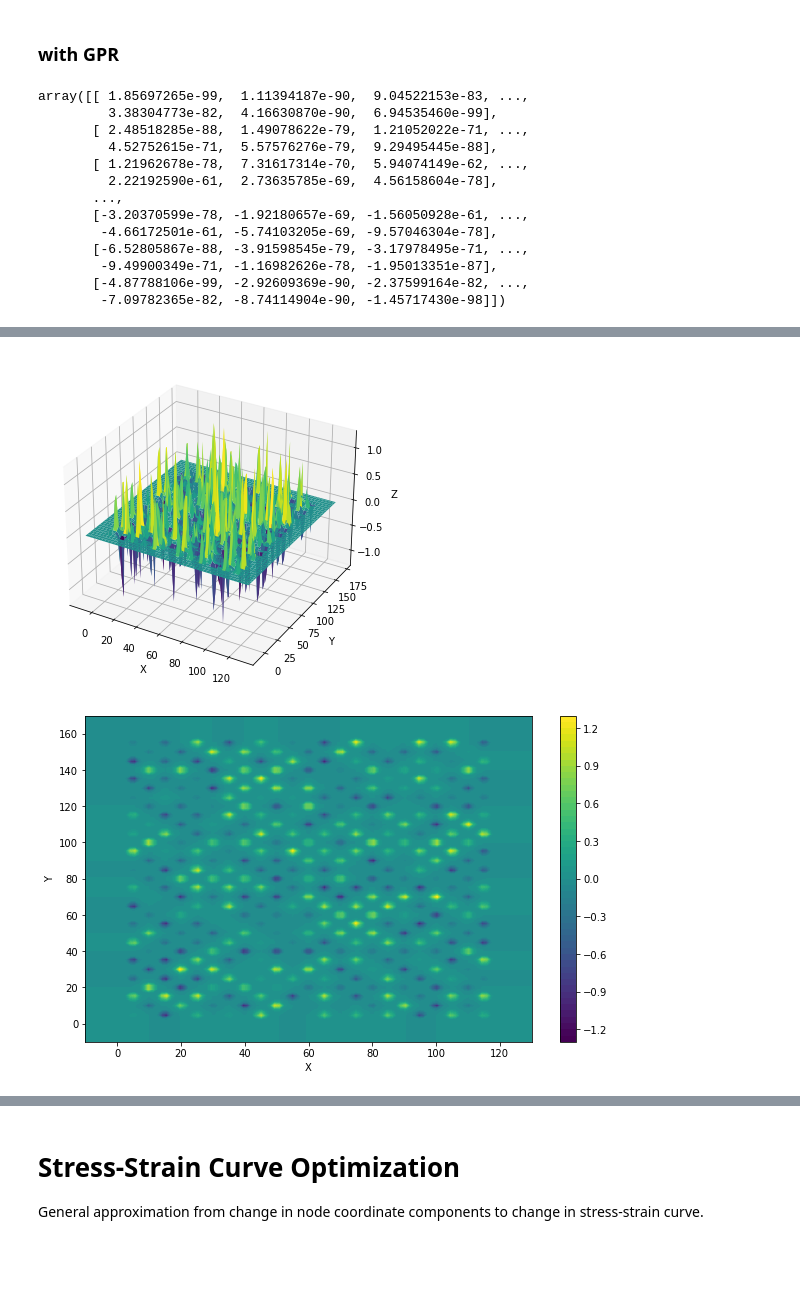
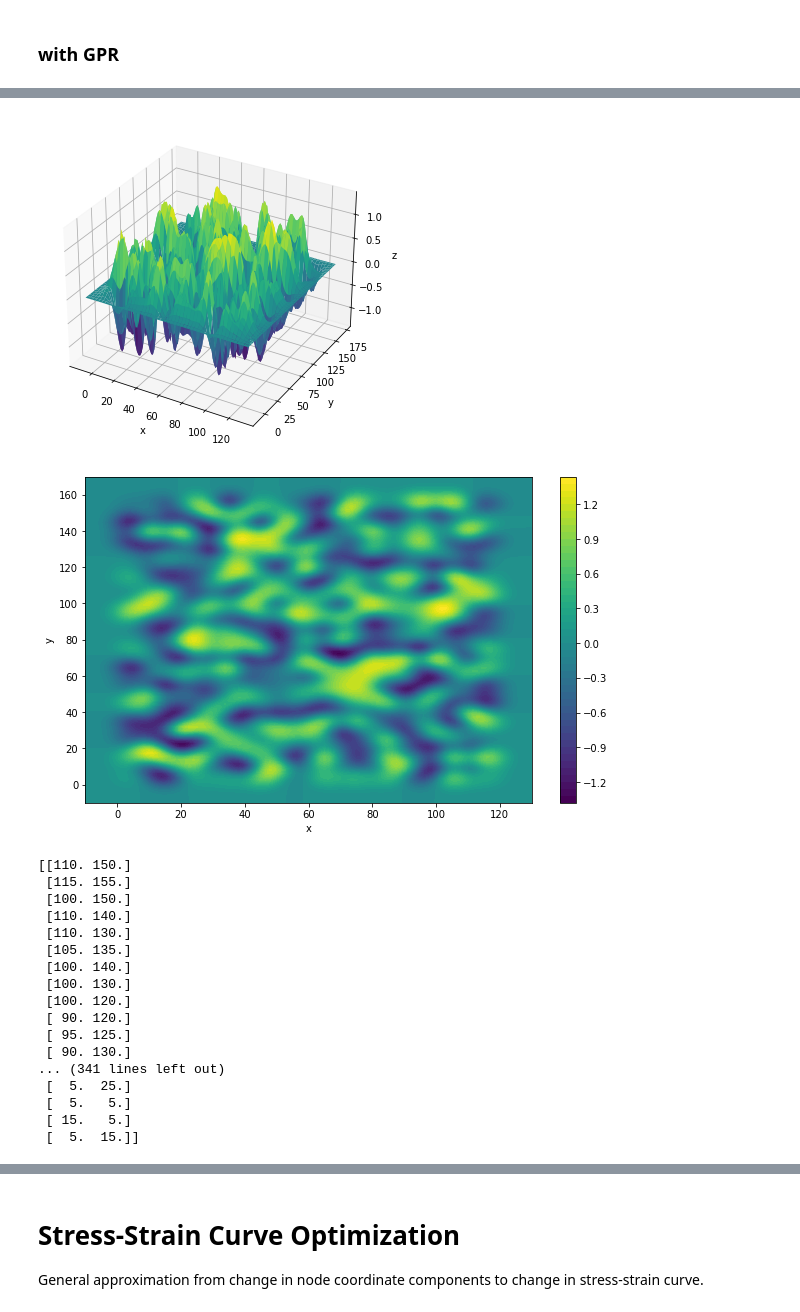
Before and after one commit to niccoforte/NF-PhD-gitRepo, a Jupyter notebook: code/NNs-HParam.ipynb, the cells around one changed output, grey strips where cells are left out. Saved outputs shown, nothing was run; the diff lists cells and outputs as text; code cells hidden in the pictures; blank space fills up the shorter version.

```diff
--- a/code/NNs-HParam.ipynb
+++ b/code/NNs-HParam.ipynb
@@ -161,9 +156,14 @@ def GPR_HPopt(data, gpr, params, cv=5, verb=0):
     grid_search = GridSearchCV(gpr, params, cv=cv, scoring="neg_mean_squared_error", verbose=verb)
     return grid_search.fit(data[0], data[1])
 
-def plot_Kmatrix(gpr):
-    K_pre = gpr.K(gpr.x)
-    K_post = gpr.GPR.kernel_(gpr.x)
+def plot_Kmatrix(gpr, x=None):
+    print(gpr.x)
+    if x is not None:
+        K_pre = gpr.K(x)
+        K_post = gpr.GPR.kernel_(x)
+    else:
+        K_pre = gpr.K(gpr.x)
+        K_post = gpr.GPR.kernel_(gpr.x)
 
     fig, (ax1, ax2) = plt.subplots(1, 2, figsize=(12, 5))
     im1 = ax1.imshow(K_pre, cmap='viridis', aspect='auto')
@@ -387,8 +482,9 @@ Unique function approximations from perfect lattice coorindates to each disorder
 ### Data Formatting
 # %%
 train_in1 = perIN.reshape(int(len(perIN)/2), 2)
-train_in1ro = np.array([i for i in train_in1 if max(train_in1[:,0]) != i[0] and min(train_in1[:,0]) != i[0] and
+train_in1 = np.array([i for i in train_in1 if max(train_in1[:,0]) != i[0] and min(train_in1[:,0]) != i[0] and
                                               max(train_in1[:,1]) != i[1] and min(train_in1[:,1]) != i[1]])
+#train_in1 = train_in1.flatten()
 
 train_out1 = train_in.reshape(len(train_in),int(len(train_in[0])/2),2)
 dx_out1 = train_in.reshape(len(train_in),int(len(train_in[0])/2),2)[:,:,0].reshape(len(train_in),int(len(train_in[0])/2),1)
@@ -494,25 +567,10 @@ plt.colorbar(ctr)
 # %% [markdown]
 ### with GPR
 # %%
-gpr1 = GPRmodel(K=kernel1, restarts=5, alpha=1e-3, data=[train_in1, dx_out1[1]])
+gpr1 = GPRmodel(K=kernel1, restarts=5, alpha=0.3, data=[train_in1, dx_out1[1]])
-# %%
-mean
-# %% [output]
-array([[ 1.85697265e-99,  1.11394187e-90,  9.04522153e-83, ...,
-         3.38304773e-82,  4.16630870e-90,  6.94535460e-99],
-       [ 2.48518285e-88,  1.49078622e-79,  1.21052022e-71, ...,
-         4.52752615e-71,  5.57576276e-79,  9.29495445e-88],
-       [ 1.21962678e-78,  7.31617314e-70,  5.94074149e-62, ...,
-         2.22192590e-61,  2.73635785e-69,  4.56158604e-78],
-       ...,
-       [-3.20370599e-78, -1.92180657e-69, -1.56050928e-61, ...,
-        -4.66172501e-61, -5.74103205e-69, -9.57046304e-78],
-       [-6.52805867e-88, -3.91598545e-79, -3.17978495e-71, ...,
-        -9.49900349e-71, -1.16982626e-78, -1.95013351e-87],
-       [-4.87788106e-99, -2.92609369e-90, -2.37599164e-82, ...,
-        -7.09782365e-82, -8.74114904e-90, -1.45717430e-98]])
 # %%
 plot_Kmatrix(gpr1)
 x_coords, y_coords, mean, std, cov = Fsurface(gpr=gpr1, density=100)
 plot_Fsurface(x_coords, y_coords, mean, typ="both")
+plot_Kmatrix(gpr1, x_coords)
 # %% [output]
@@ -519,3 +594,20 @@ plot_Fsurface(x_coords, y_coords, mean, typ="both")
 [figure]
-[figure, old version]
+[figure, new version]
-[figure, old version]
+[figure, new version]
+[[110. 150.]
+ [115. 155.]
+ [100. 150.]
+ [110. 140.]
+ [110. 130.]
+ [105. 135.]
+ [100. 140.]
+ [100. 130.]
+ [100. 120.]
+ [ 90. 120.]
+ [ 95. 125.]
+ [ 90. 130.]
+... (341 lines left out)
+ [  5.  25.]
+ [  5.   5.]
+ [ 15.   5.]
+ [  5.  15.]]
```
Also changed, not shown: parts of 23 cells of this notebook, 2 other files.
